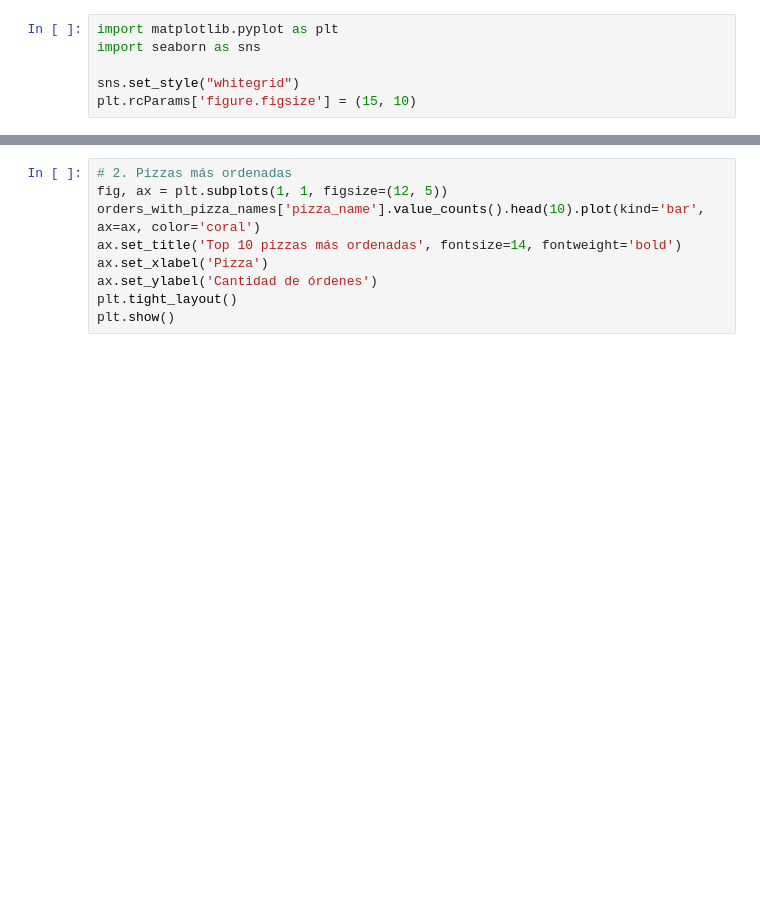
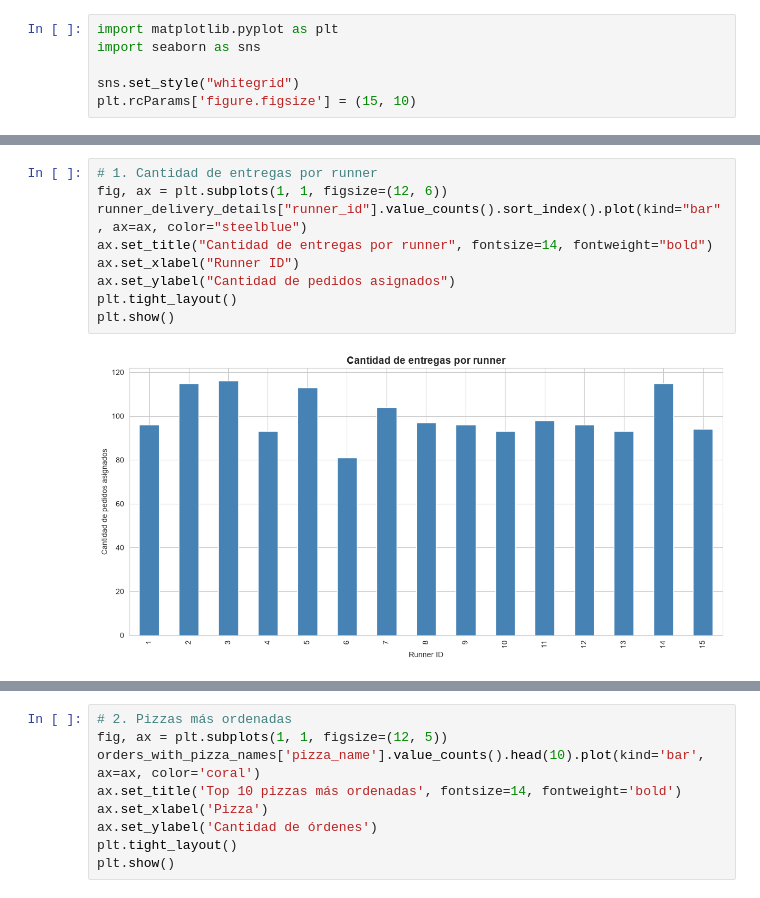
Before and after one commit to GJLG0501/Inteligencia-artificial-avanzada, a Jupyter notebook: BIG DATA/DaniPizza/DaniPizza.ipynb, the cells around one changed output, grey strips where cells are left out. Cells and saved outputs as stored; diff of their text form; blank space fills up the shorter version.

```diff
--- a/BIG DATA/DaniPizza/DaniPizza.ipynb
+++ b/BIG DATA/DaniPizza/DaniPizza.ipynb
@@ -101,0 +250,11 @@ plt.show()
+# %%
+# 1. Cantidad de entregas por runner
+fig, ax = plt.subplots(1, 1, figsize=(12, 6))
+runner_delivery_details["runner_id"].value_counts().sort_index().plot(kind="bar", ax=ax, color="steelblue")
+ax.set_title("Cantidad de entregas por runner", fontsize=14, fontweight="bold")
+ax.set_xlabel("Runner ID")
+ax.set_ylabel("Cantidad de pedidos asignados")
+plt.tight_layout()
+plt.show()
+# %% [output]
+[figure, added]
```
Also changed, not shown: parts of 13 cells of this notebook, 1 other file.
